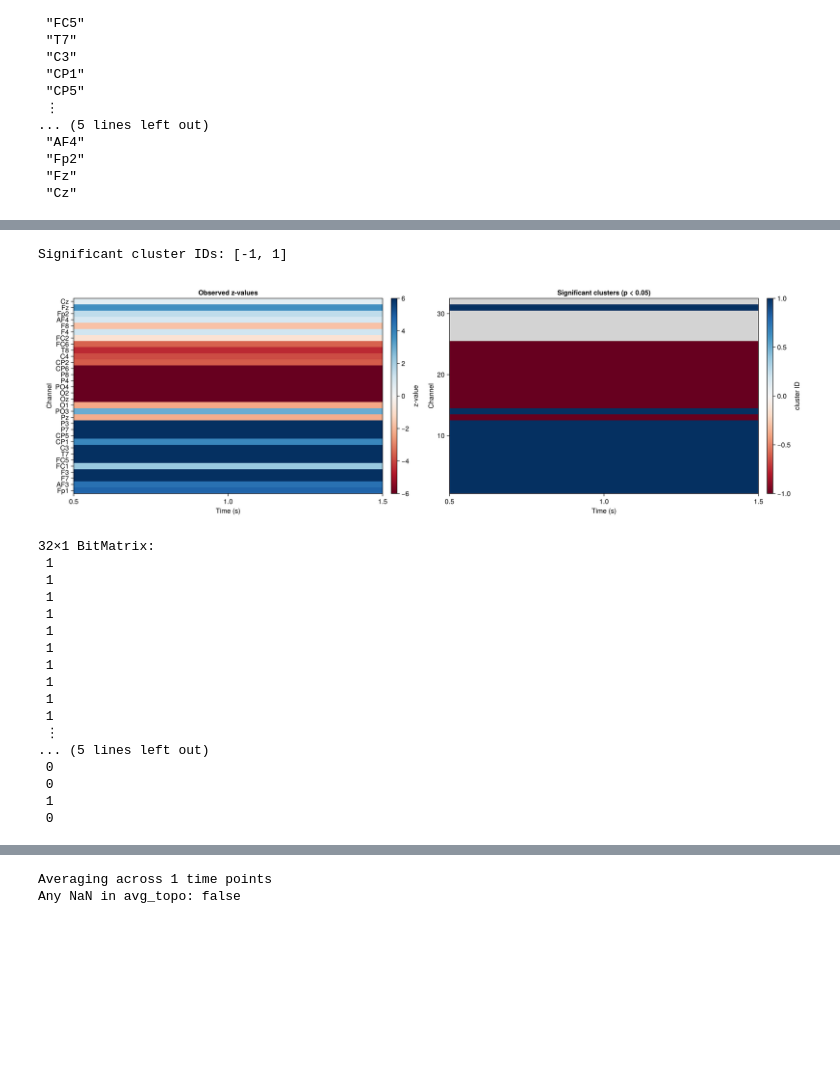
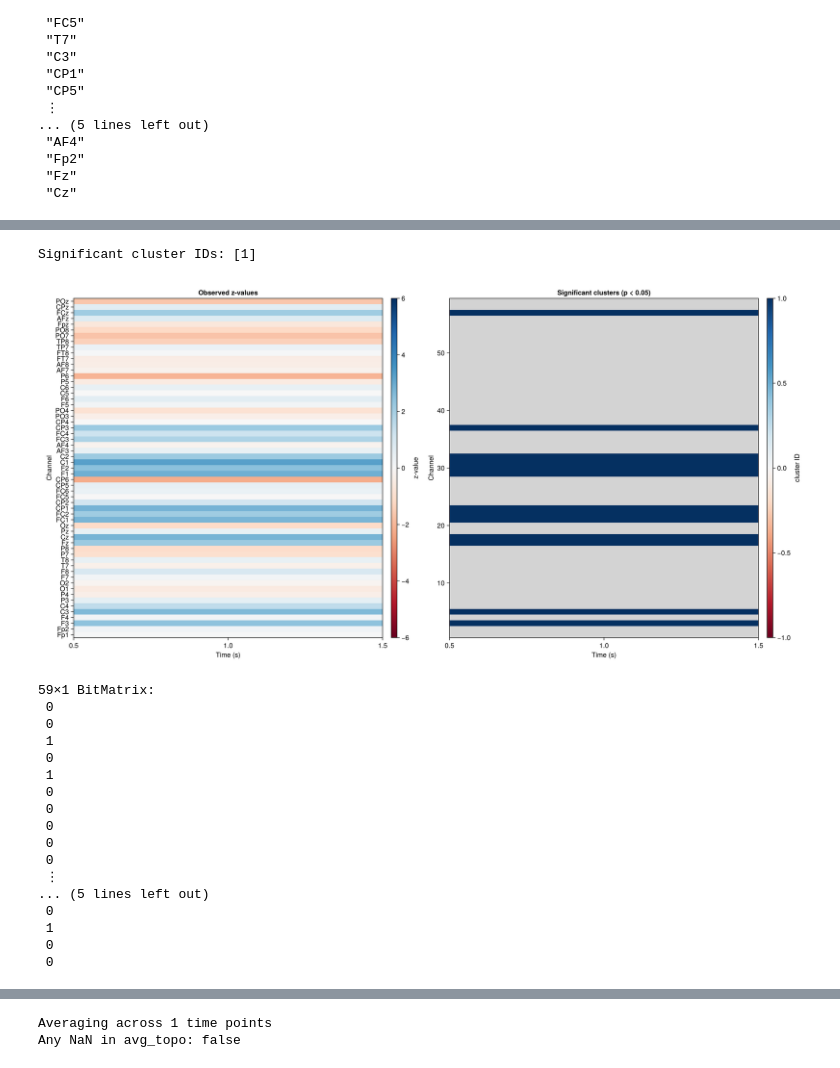
Before and after one commit to rosagross/ClusterComputation, a Jupyter notebook: notebooks/tutorial_notebook_Magda.ipynb, the cells around one changed output, grey strips where cells are left out. Cells and saved outputs as stored; diff of their text form; code cells hidden in the pictures; blank space fills up the shorter version.

Commit message:
data formatting power

```diff
--- a/notebooks/tutorial_notebook_Magda.ipynb
+++ b/notebooks/tutorial_notebook_Magda.ipynb
@@ -44,4 +44,8 @@ positions_df = CSV.read("channel_positions_Magda.csv", DataFrame;
 
 # 2.adjacency CSV
 adj_df = CSV.read("adjacency_Magda.csv", DataFrame; stringtype=String, strict=false)
+electrode_labels = adj_df.Column1
+adjacency = select!(adj_df, Not(1))
+adjacency = Matrix(adjacency)
+adjacency = Bool.(adjacency)
 # %% [output]
@@ -137,0 +94,17 @@ evts
+# %%
+# read the data
+#T = Float64
+#T = AbstractFloat
+#data_alpha = Array{T}(undef, 64, 1, 180)
+data_alpha = Array{Union{Missing,Float64}}(undef, 59, 1, 180)
+
+for (i, channel) in enumerate(electrode_labels)
+    df_fooof = CSV.read("/Users/mg/Desktop/MOVE/resting_state/fooof/$(channel)_fooof_params.csv", DataFrame)
+    alpha_vector = df_fooof.beta_PW_absolute_periodic_log
+    #alpha_vector = df_fooof.exponent
+    #print(length(alpha_vector))
+    data_alpha[i, 1, :] = alpha_vector
+end
+
+data_alpha = Float64.(coalesce.(data_alpha, NaN))  # replace "missing" with "nan" so it can be Float64
+data_alpha
@@ -215,7 +207,7 @@ threshold = 2.0
 time_selection = 1:length(times)
 
 # 2. Generate permutation distribution
-permuted = lmm_permutations(MersenneTwister(42), m, data_1t, coefficient;
+permuted = lmm_permutations(MersenneTwister(42), m, data_alpha, coefficient;
     n_permutations = n_permutations,
     lmm_statistic = :z,
     time_selection = time_selection
@@ -245,9 +248,10 @@ coefs = coeftable(m)
 
 # Show available columns
 println("Available columns: $(names(coefs))")
+#println(r.coefname)
 
 # Filter for stimtype coefficient
-coef_stimtype = filter(r -> r.coefname == "stimtype: face", coefs)
+coef_stimtype = filter(r -> r.coefname == "Time", coefs)
 println("Rows for stimtype: $(nrow(coef_stimtype))")
 
 # Check how many unique channels and times we have
@@ -294,7 +298,7 @@ println("Samples with |z| > 1.96: $(sum(abs.(z_vals) .> 1.96)) (uncorrected p <
 # Quick visualization of z-values
 fig_z = Figure(size = (800, 400))
 ax_z = Axis(fig_z[1, 1],
-    title = "Uncorrected z-values for stimtype effect",
+    title = "Uncorrected z-values for Time effect",
     xlabel = "Time (s)",
     ylabel = "Channel")
 hm = heatmap!(ax_z, collect(unique_times), 1:n_ch_coef, z_vals', colormap = :RdBu, colorrange = (-4, 4))
@@ -335,60 +359,62 @@ electrode_labels
 # %%
 # 3. Run cluster-mass permutation test
+n_channels = 59
+
 observed = z_vals
 pvals_clustermass, cluster_ids = spatiotemporal_cluster_pvalues(MersenneTwister(1), observed, permuted, adjacency, threshold)
 
 # Only show significant clusters (p < 0.05); everything else → NaN (lightgray)
 cluster_display = Float64.(cluster_ids)
 cluster_display[(pvals_clustermass .>= 0.05) .| (cluster_ids .== 0)] .= NaN
 
 sig_ids = sort(unique(cluster_ids[pvals_clustermass .< 0.05]))
 println("Significant cluster IDs: $sig_ids")
 
 n_clusters = maximum(abs.(cluster_ids))
 crange = n_clusters == 0 ? (-1.0, 1.0) : (-Float64(n_clusters), Float64(n_clusters))
 
 # 4. Visualize
-fig = Figure(size = (1600, 500))
+fig = Figure(size = (1600, 800))
 
 # Panel 1: Observed z-values with threshold contours
 ax1 = Axis(fig[1, 1], title = "Observed z-values", xlabel = "Time (s)", ylabel = "Channel",
            yticks = (1:n_channels, electrode_labels))
 hm1 = heatmap!(ax1, collect(times), 1:n_channels, z_vals', colormap = :RdBu, colorrange = (-6, 6))
 Colorbar(fig[1, 2], hm1, label = "z-value")
 contour!(ax1, collect(times), 1:n_channels, z_vals', levels = [threshold],  color = (:red,  0.7), linewidth = 1.5)
 contour!(ax1, collect(times), 1:n_channels, z_vals', levels = [-threshold], color = (:blue, 0.7), linewidth = 1.5)
 
 # Panel 2: Significant cluster labels only (warm = positive, cool = negative, gray = non-sig / no cluster)
 ax2 = Axis(fig[1, 3], title = "Significant clusters (p < 0.05)",
            xlabel = "Time (s)", ylabel = "Channel")
 hm2 = heatmap!(ax2, collect(times), 1:n_channels, cluster_display',
                colormap = :RdBu, colorrange = crange, nan_color = :lightgray)
 Colorbar(fig[1, 4], hm2, label = "cluster ID")
 
 fig
 # %% [output]
-Significant cluster IDs: [-1, 1]
+Significant cluster IDs: [1]
-[figure, old version]
+[figure, new version]
 # %%
 pvals_clustermass .< 0.05
 # %% [output]
-32×1 BitMatrix:
- 1
- 1
- 1
- 1
- 1
- 1
- 1
- 1
- 1
- 1
- ⋮
-... (5 lines left out)
+59×1 BitMatrix:
  0
  0
  1
  0
+ 1
+ 0
+ 0
+ 0
+ 0
+ 0
+ ⋮
+... (5 lines left out)
+ 0
+ 1
+ 0
+ 0
 # %%
 # create topoplot and butterfly plot for selected channels only
 pos3d = hart.electrodes["pos"][channel_idx, :]  # 32x3 matrix for selected channels
```
Also changed, not shown: parts of 13 cells of this notebook.
